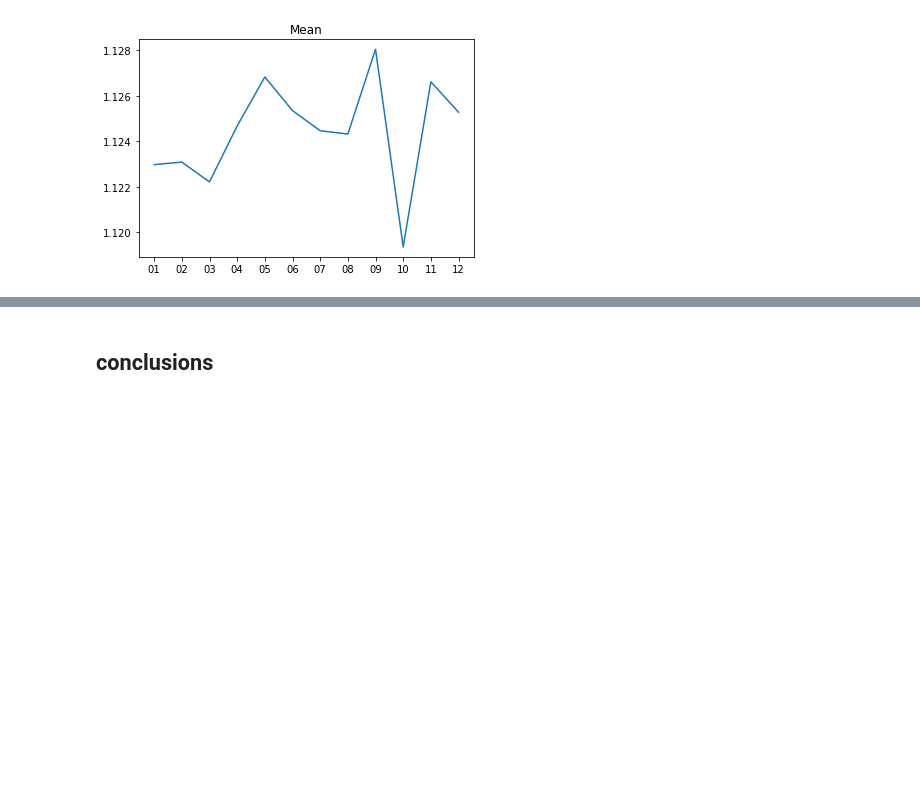
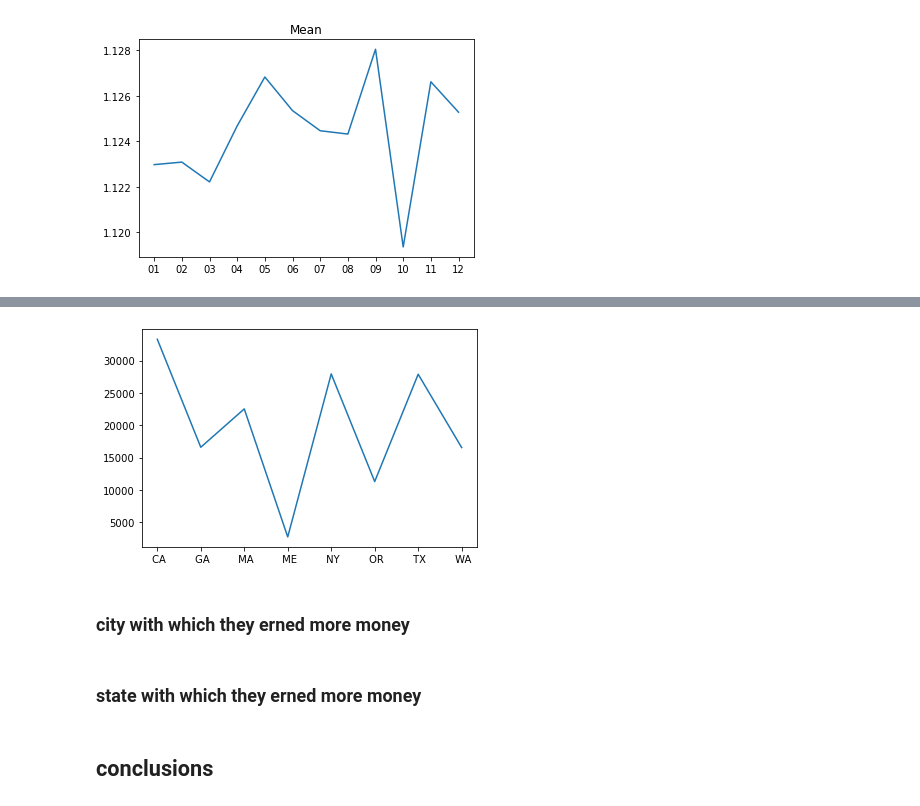
Before and after one commit to JordinaGR/Data-Analytics, a Jupyter notebook: sales_data.ipynb, the cells around one changed output, grey strips where cells are left out. Saved outputs shown, nothing was run; the diff lists cells and outputs as text; code cells hidden in the pictures; blank space fills up the shorter version.

```diff
--- a/sales_data.ipynb
+++ b/sales_data.ipynb
@@ -175,0 +226,6 @@ plt.show()
+# %%
+no_sf = df[df['City'] != 'San Francisco, CA']
+# %%
+state_sales_no_sf = no_sf.groupby(['State']).sum()
+#.sort_values('Quantity Ordered', ascending=False)
+state_sales_no_sf.head()
@@ -176,3 +240,13 @@ plt.show()
+# %%
+x = state_sales_no_sf['Quantity Ordered']
+plt.plot(x)
+plt.show()
+# %% [output]
+[figure, added]
+# %% [markdown]
+### city with which they erned more money
+# %% [markdown]
+### state with which they erned more money
 # %% [markdown]
 ## conclusions
 # %% [markdown]
```
Also changed, not shown: parts of 14 cells of this notebook.
